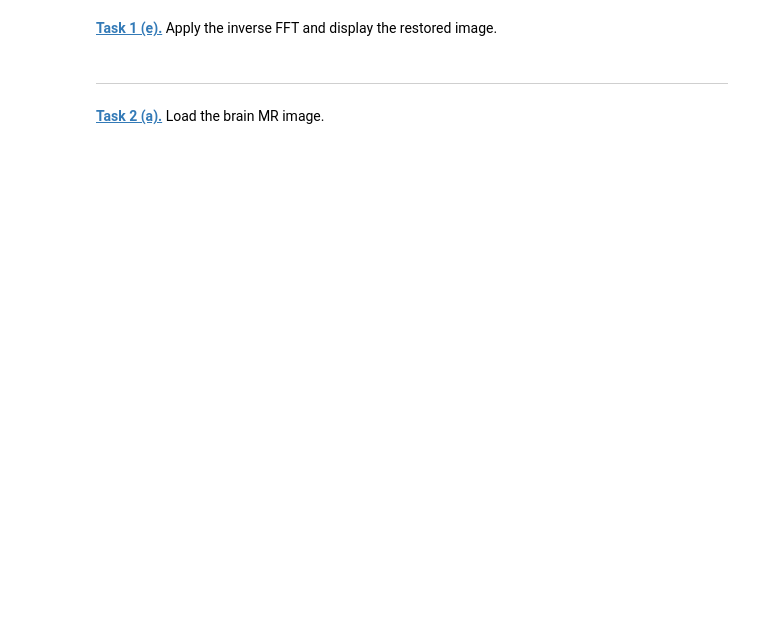
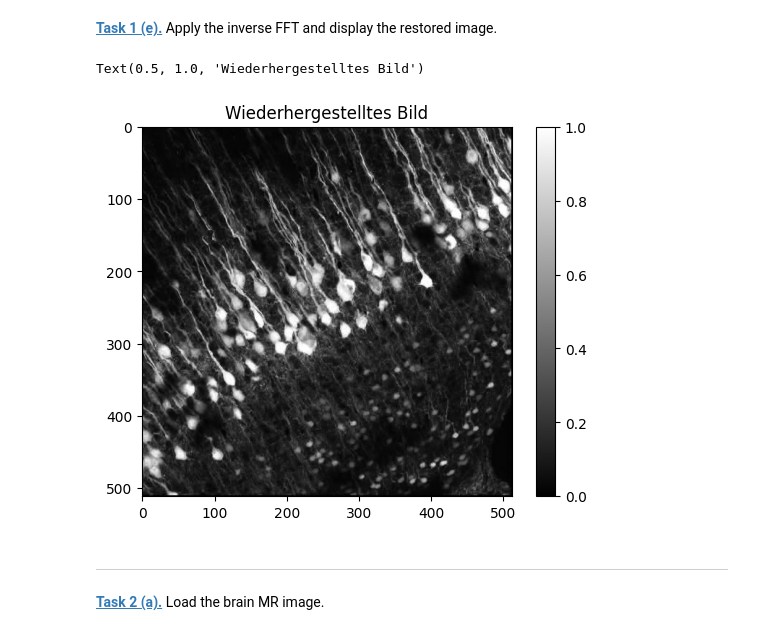
Before and after one commit to lillivoelskow/mobi-fs5-python, a Jupyter notebook: fourier.ipynb, the cells around one changed output. Cells and saved outputs as stored; diff of their text form; code cells hidden in the pictures; blank space fills up the shorter version.

```diff
--- a/fourier.ipynb
+++ b/fourier.ipynb
@@ -24,5 +57,15 @@ plt.imshow(phase, 'gray')
 # %% [markdown]
 **[Task 1 (e).]()** Apply the inverse FFT and display the restored image.
+# %%
+cell_restored = np.fft.ifft2(np.fft.ifftshift(cell_ft_shift)).real
+
+plt.figure()
+plt.imshow(cell_restored, 'gray')
+plt.colorbar()
+plt.title('Wiederhergestelltes Bild')
+# %% [output]
+Text(0.5, 1.0, 'Wiederhergestelltes Bild')
+[figure, added]
 # %% [markdown]
 ---
 # %% [markdown]
```
Also changed, not shown: parts of 23 cells of this notebook.
